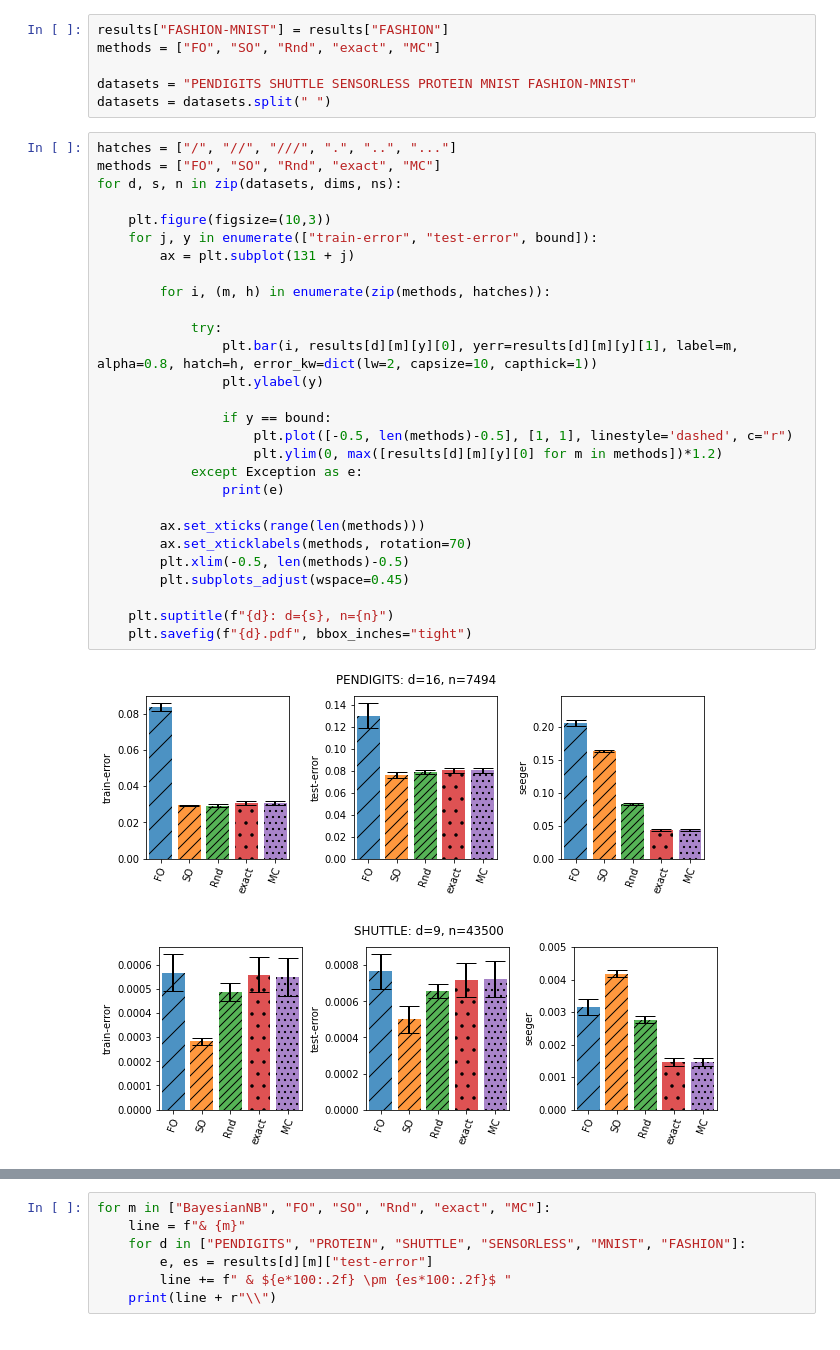
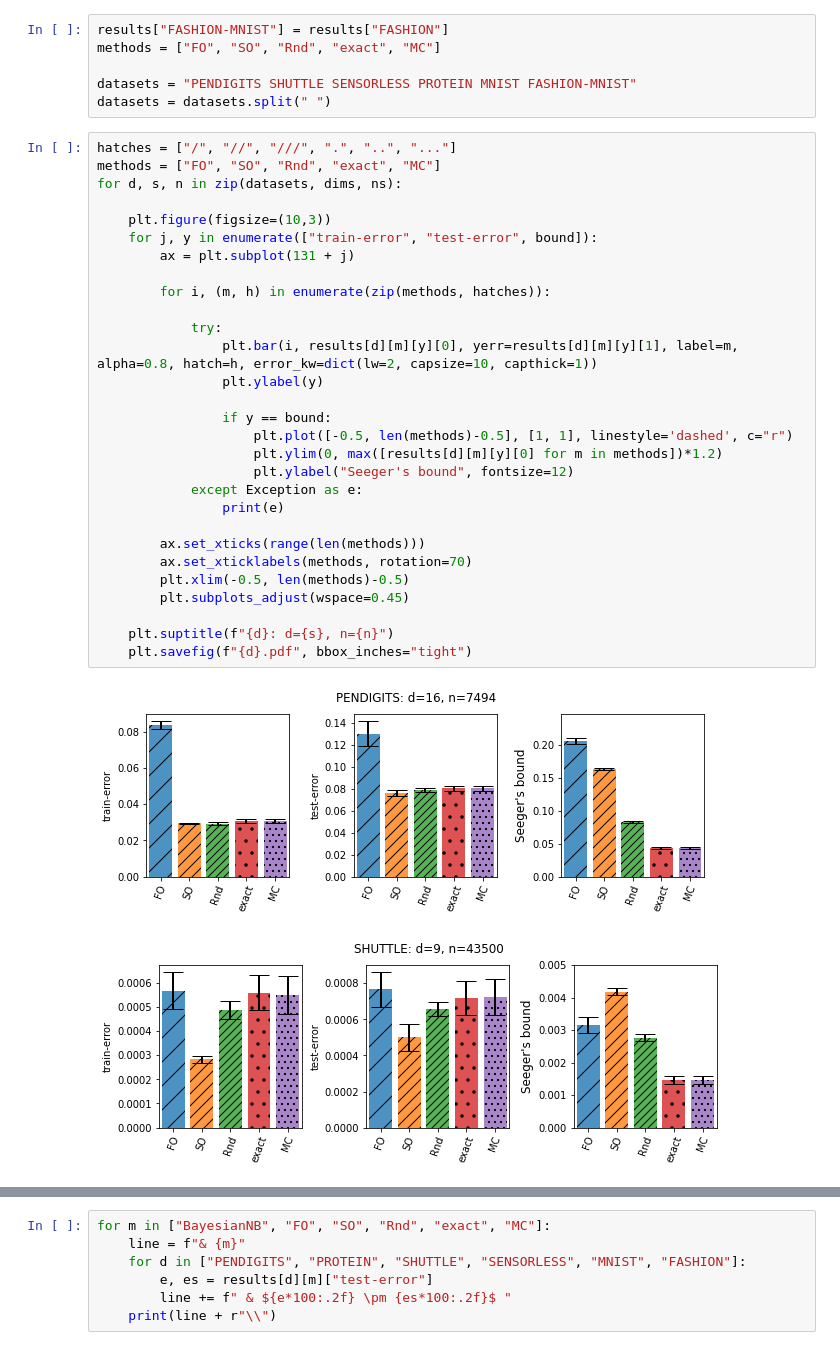
Before and after one commit to vzantedeschi/StocMV, a Jupyter notebook: notebooks/Real-Multic.ipynb, the cells around one changed output, grey strips where cells are left out. Saved outputs shown, nothing was run; the diff lists cells and outputs as text.

```diff
--- a/notebooks/Real-Multic.ipynb
+++ b/notebooks/Real-Multic.ipynb
@@ -45,31 +45,32 @@ datasets = datasets.split(" ")
 # %%
 hatches = ["/", "//", "///", ".", "..", "..."]
 methods = ["FO", "SO", "Rnd", "exact", "MC"]
 for d, s, n in zip(datasets, dims, ns):
 
     plt.figure(figsize=(10,3))
     for j, y in enumerate(["train-error", "test-error", bound]):
         ax = plt.subplot(131 + j)
 
         for i, (m, h) in enumerate(zip(methods, hatches)):
 
             try:
                 plt.bar(i, results[d][m][y][0], yerr=results[d][m][y][1], label=m, alpha=0.8, hatch=h, error_kw=dict(lw=2, capsize=10, capthick=1))
                 plt.ylabel(y)
 
                 if y == bound:
                     plt.plot([-0.5, len(methods)-0.5], [1, 1], linestyle='dashed', c="r")
                     plt.ylim(0, max([results[d][m][y][0] for m in methods])*1.2)
+                    plt.ylabel("Seeger's bound", fontsize=12)
             except Exception as e:
                 print(e)
 
         ax.set_xticks(range(len(methods)))
         ax.set_xticklabels(methods, rotation=70)
         plt.xlim(-0.5, len(methods)-0.5)
         plt.subplots_adjust(wspace=0.45)
 
     plt.suptitle(f"{d}: d={s}, n={n}")
     plt.savefig(f"{d}.pdf", bbox_inches="tight")
 # %% [output]
-[figure, old version]
+[figure, new version]
-[figure, old version]
+[figure, new version]
```
Also changed, not shown: parts of 8 cells of this notebook, 20 other files.
